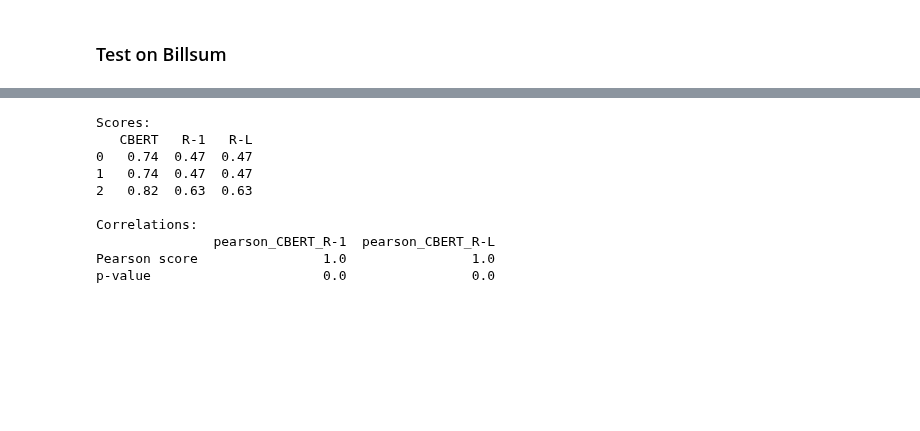
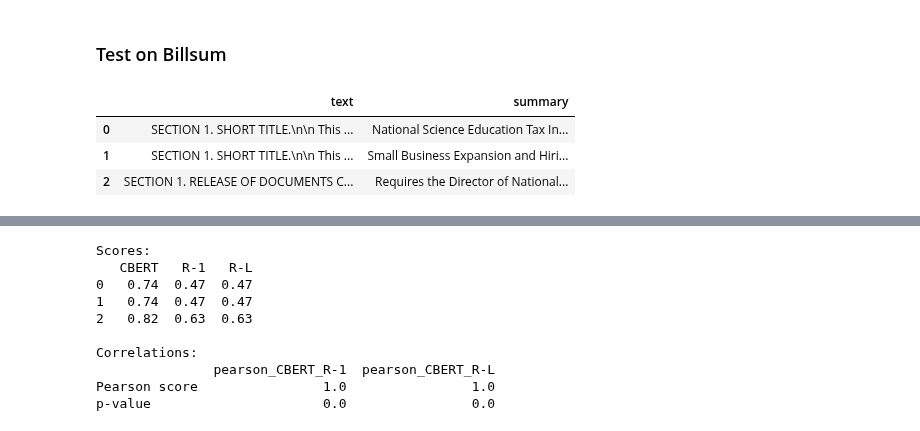
Before and after one commit to MariusAAROS/Supervised-Learning-using-Unsupervised-Learning-Metrics-in-the-absence-of-Annotated-Data, a Jupyter notebook: myLibraries/refine_sandbox.ipynb, the cells around one changed output, grey strips where cells are left out. Cells and saved outputs as stored; diff of their text form; code cells hidden in the pictures; blank space fills up the shorter version.

Commit message:
Refiner: works on billsum large corpus

```diff
--- a/myLibraries/refine_sandbox.ipynb
+++ b/myLibraries/refine_sandbox.ipynb
@@ -342,6 +342,16 @@ res["correlations"]
 print(r)
 # %% [markdown]
 ### Test on Billsum
+# %%
+billsum_path = r"C:\Pro\Stages\A4 - DVRC\Work\Datasets\billsum"
+billsum_test = pd.read_json(path_or_buf = billsum_path + r"\us_test_data_final_OFFICIAL.jsonl", lines=True)
+billsum_test = billsum_test.loc[:, ["text", "summary"]]
+billsum_test.head(3)
+# %% [output]
+|  | text | summary |
+| 0 | SECTION 1. SHORT TITLE.\n\n This ... | National Science Education Tax In... |
+| 1 | SECTION 1. SHORT TITLE.\n\n This ... | Small Business Expansion and Hiri... |
+| 2 | SECTION 1. RELEASE OF DOCUMENTS C... | Requires the Director of National... |
 # %%
 billsum = tfds.load('huggingface:billsum')
 billsum_test = tfds.as_dataframe(billsum["test"])
```
Also changed, not shown: parts of 4 cells of this notebook, 1 other file.
